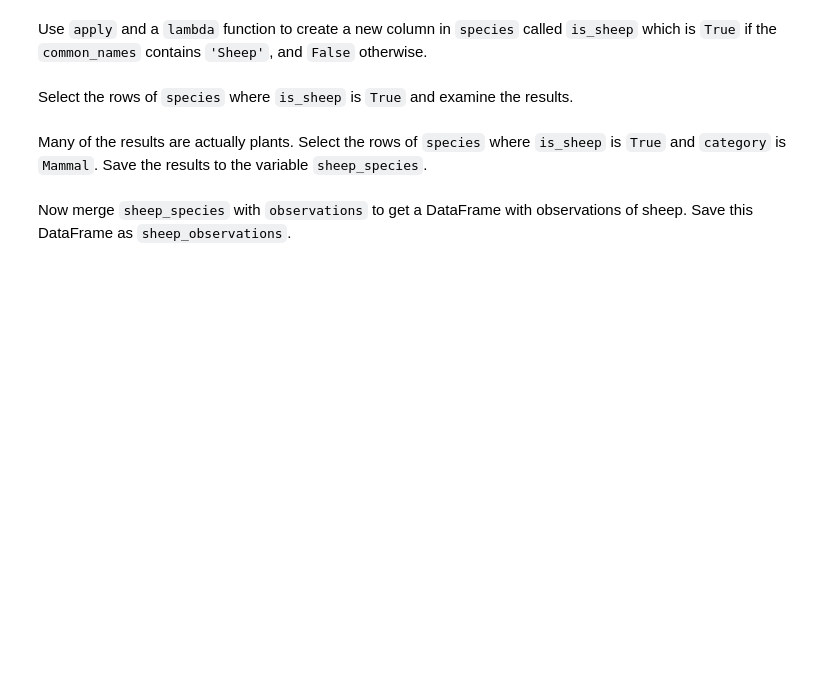
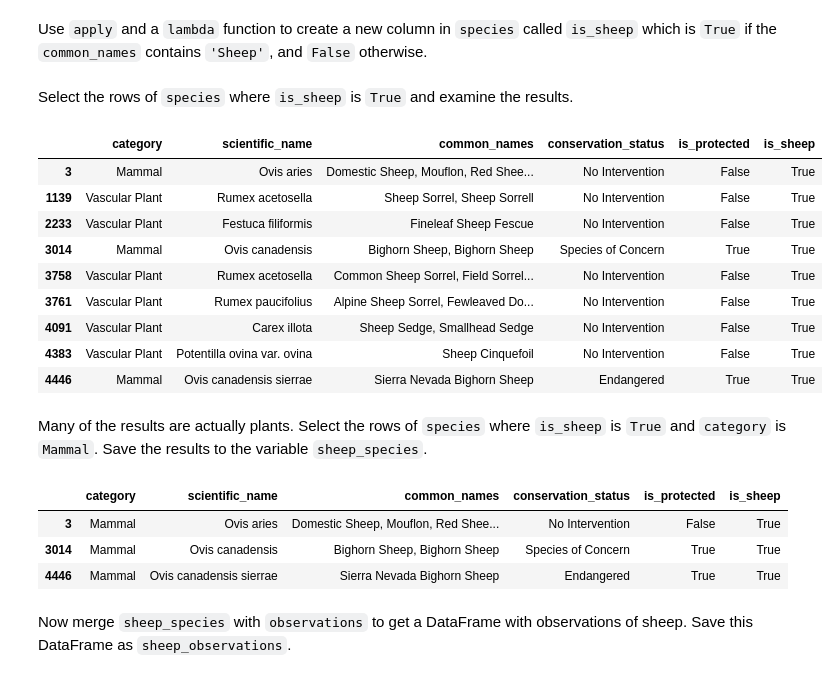
Before and after one commit to jeffreyegan/DataScience, a Jupyter notebook: Capstone/2_Biodiversity/biodiversity.ipynb, the cells around one changed output. Saved outputs shown, nothing was run; the diff lists cells and outputs as text; code cells hidden in the pictures; blank space fills up the shorter version.

```diff
--- a/Capstone/2_Biodiversity/biodiversity.ipynb
+++ b/Capstone/2_Biodiversity/biodiversity.ipynb
@@ -335,6 +340,27 @@ Use `apply` and a `lambda` function to create a new column in `species` called `
 # %% [markdown]
 Select the rows of `species` where `is_sheep` is `True` and examine the results.
+# %%
+species[species.is_sheep == True]
+# %% [output]
+|  | category | scientific_name | common_names | conservation_status | is_protected | is_sheep |
+| 3 | Mammal | Ovis aries | Domestic Sheep, Mouflon, Red Shee... | No Intervention | False | True |
+| 1139 | Vascular Plant | Rumex acetosella | Sheep Sorrel, Sheep Sorrell | No Intervention | False | True |
+| 2233 | Vascular Plant | Festuca filiformis | Fineleaf Sheep Fescue | No Intervention | False | True |
+| 3014 | Mammal | Ovis canadensis | Bighorn Sheep, Bighorn Sheep | Species of Concern | True | True |
+| 3758 | Vascular Plant | Rumex acetosella | Common Sheep Sorrel, Field Sorrel... | No Intervention | False | True |
+| 3761 | Vascular Plant | Rumex paucifolius | Alpine Sheep Sorrel, Fewleaved Do... | No Intervention | False | True |
+| 4091 | Vascular Plant | Carex illota | Sheep Sedge, Smallhead Sedge | No Intervention | False | True |
+| 4383 | Vascular Plant | Potentilla ovina var. ovina | Sheep Cinquefoil | No Intervention | False | True |
+| 4446 | Mammal | Ovis canadensis sierrae | Sierra Nevada Bighorn Sheep | Endangered | True | True |
 # %% [markdown]
 Many of the results are actually plants.  Select the rows of `species` where `is_sheep` is `True` and `category` is `Mammal`.  Save the results to the variable `sheep_species`.
+# %%
+sheep_species = species[(species.is_sheep == True) & (species.category == 'Mammal')]
+sheep_species.head()
+# %% [output]
+|  | category | scientific_name | common_names | conservation_status | is_protected | is_sheep |
+| 3 | Mammal | Ovis aries | Domestic Sheep, Mouflon, Red Shee... | No Intervention | False | True |
+| 3014 | Mammal | Ovis canadensis | Bighorn Sheep, Bighorn Sheep | Species of Concern | True | True |
+| 4446 | Mammal | Ovis canadensis sierrae | Sierra Nevada Bighorn Sheep | Endangered | True | True |
 # %% [markdown]
 Now merge `sheep_species` with `observations` to get a DataFrame with observations of sheep.  Save this DataFrame as `sheep_observations`.
```
Also changed, not shown: parts of 13 cells of this notebook, 7 other files.
